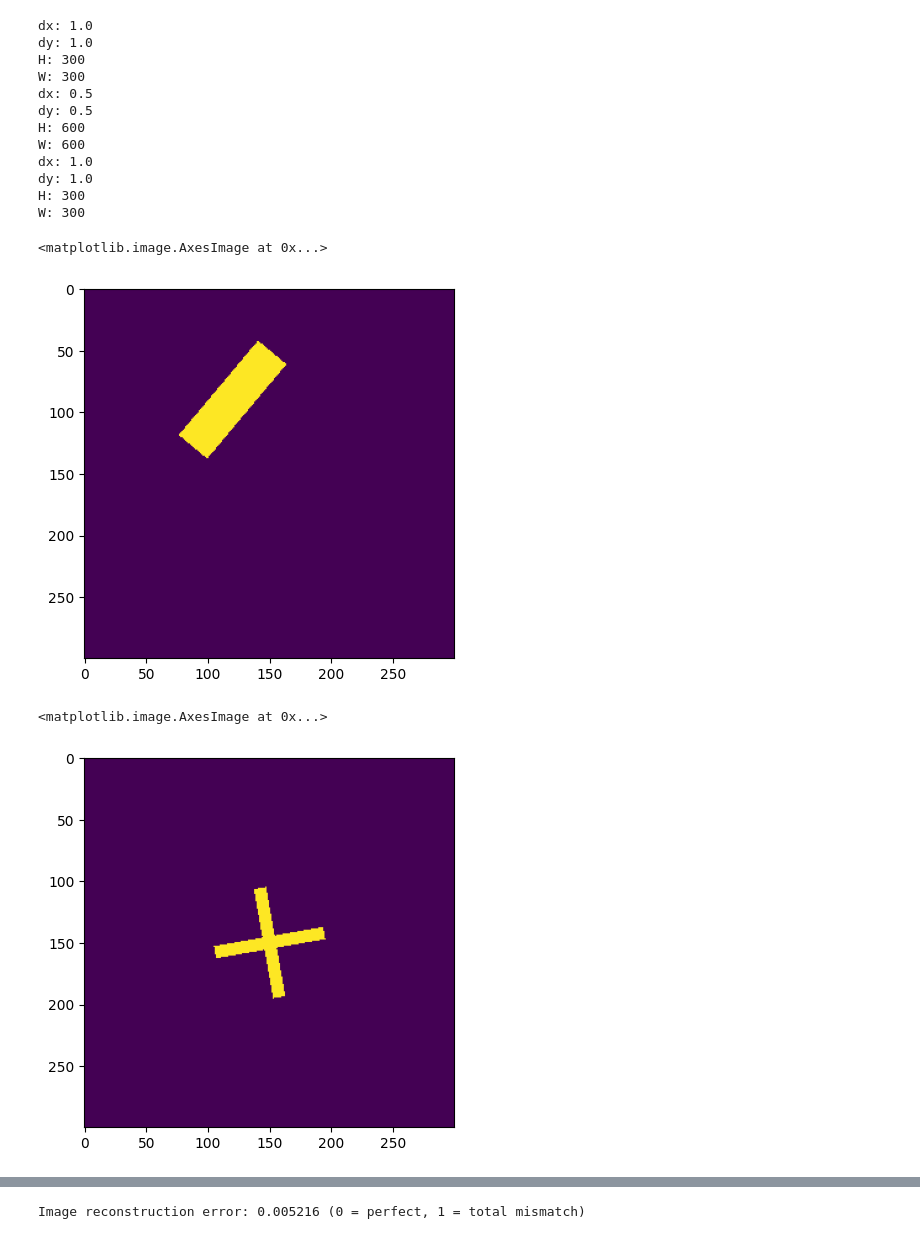
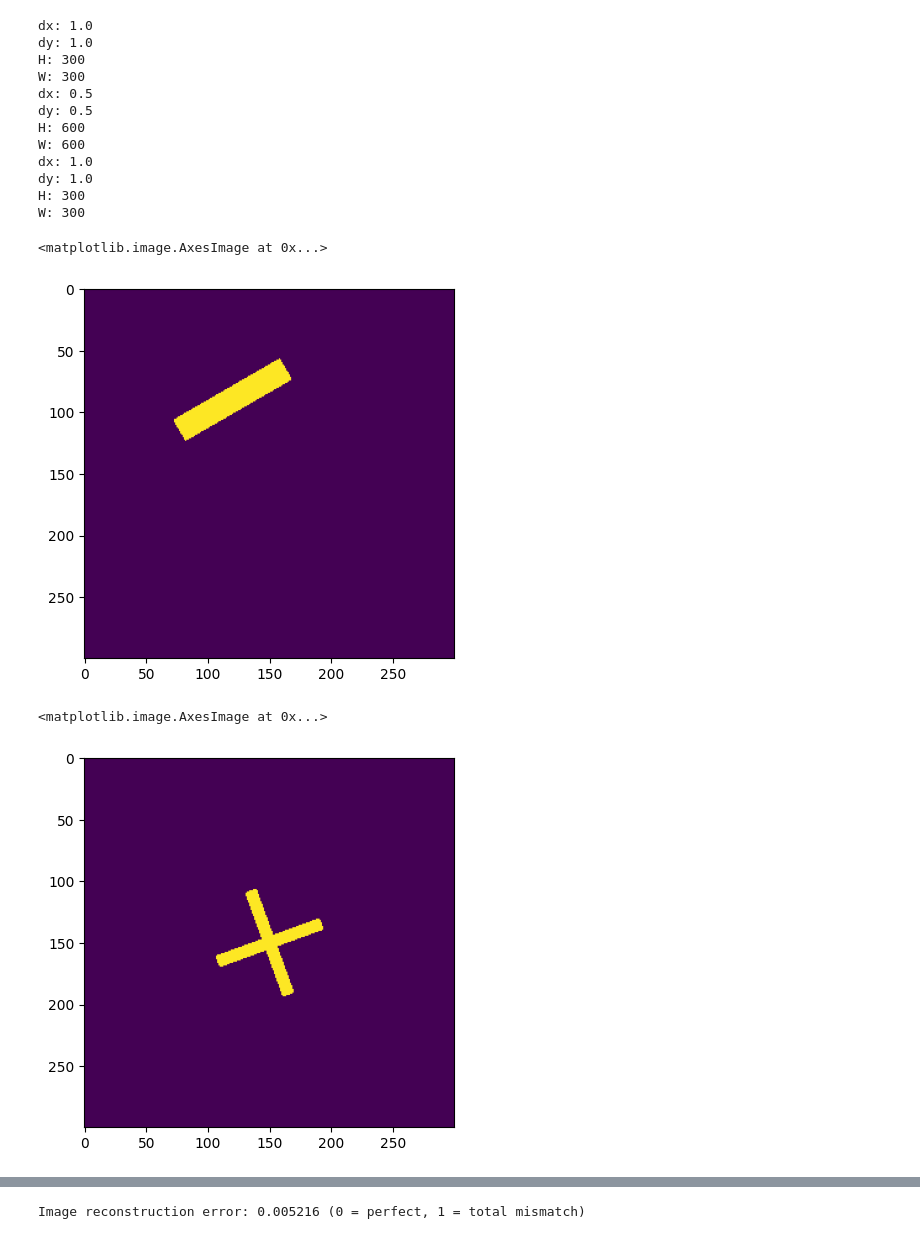
Before and after one commit to RodionovSA/Metashapes, a Jupyter notebook: Example.ipynb, the cells around one changed output, grey strips where cells are left out. Saved outputs shown, nothing was run; the diff lists cells and outputs as text; code cells hidden in the pictures.

```diff
--- a/Example.ipynb
+++ b/Example.ipynb
@@ -48,15 +50,15 @@ dy: 1.0
 H: 300
 W: 300
 # %%
-rect = rectangle((-30, 60), (100, 30), angle=50)
+rect = rectangle((-30, 60), (100, 20), angle=30)
 plt.imshow(rect.to_numpy(canv))
 # %% [output]
 <matplotlib.image.AxesImage at 0x...>
-[figure, old version]
+[figure, new version]
 # %%
-cross1 = cross((0, 0), 90, 10, angle = 10)
+cross1 = cross((0, 0), 90, 10, angle = 20)
 plt.imshow(cross1.to_numpy(canv))
 # %% [output]
 <matplotlib.image.AxesImage at 0x...>
-[figure, old version]
+[figure, new version]
 # %%
```
Also changed, not shown: parts of 8 cells of this notebook, 10 other files.
